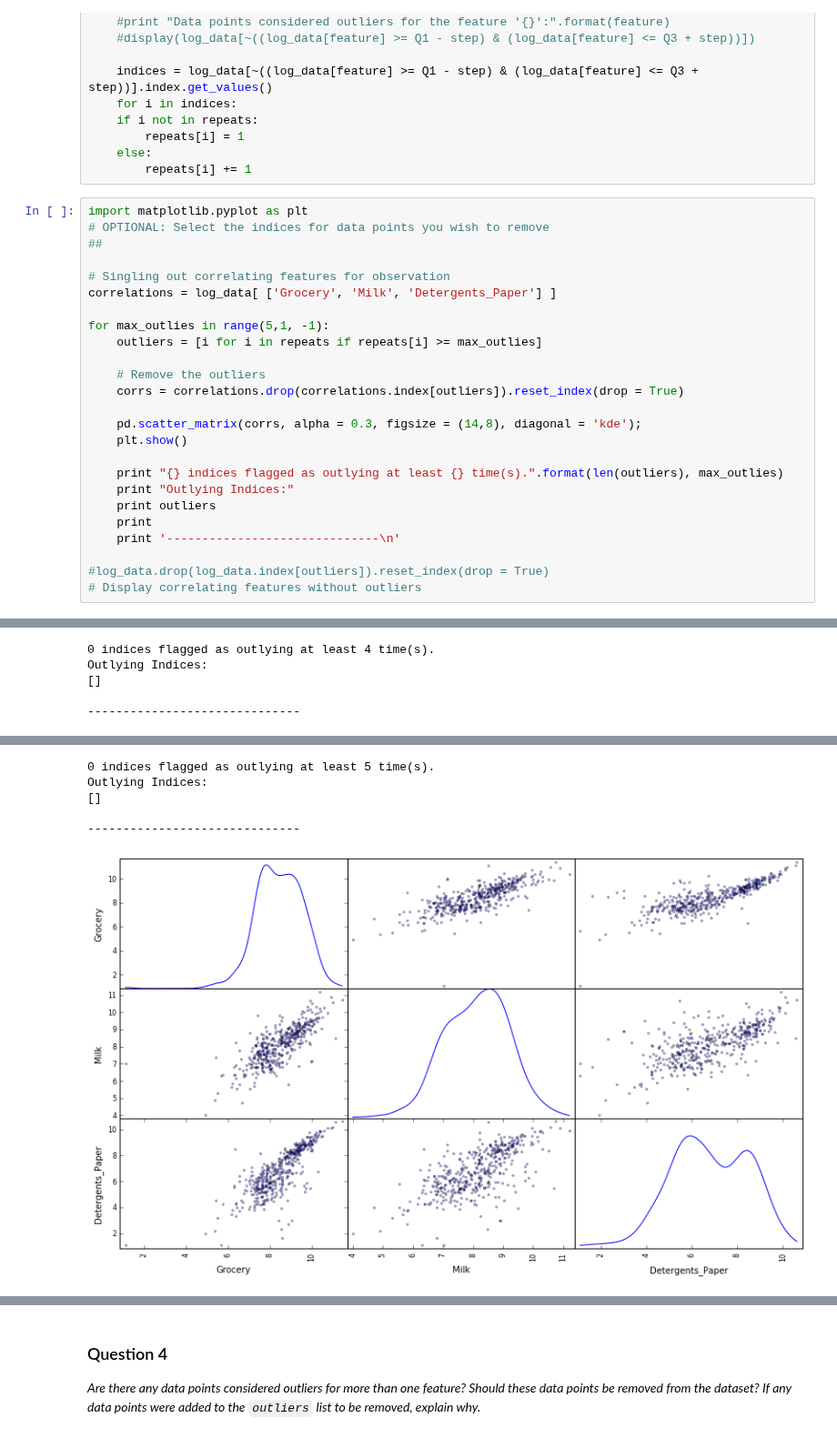
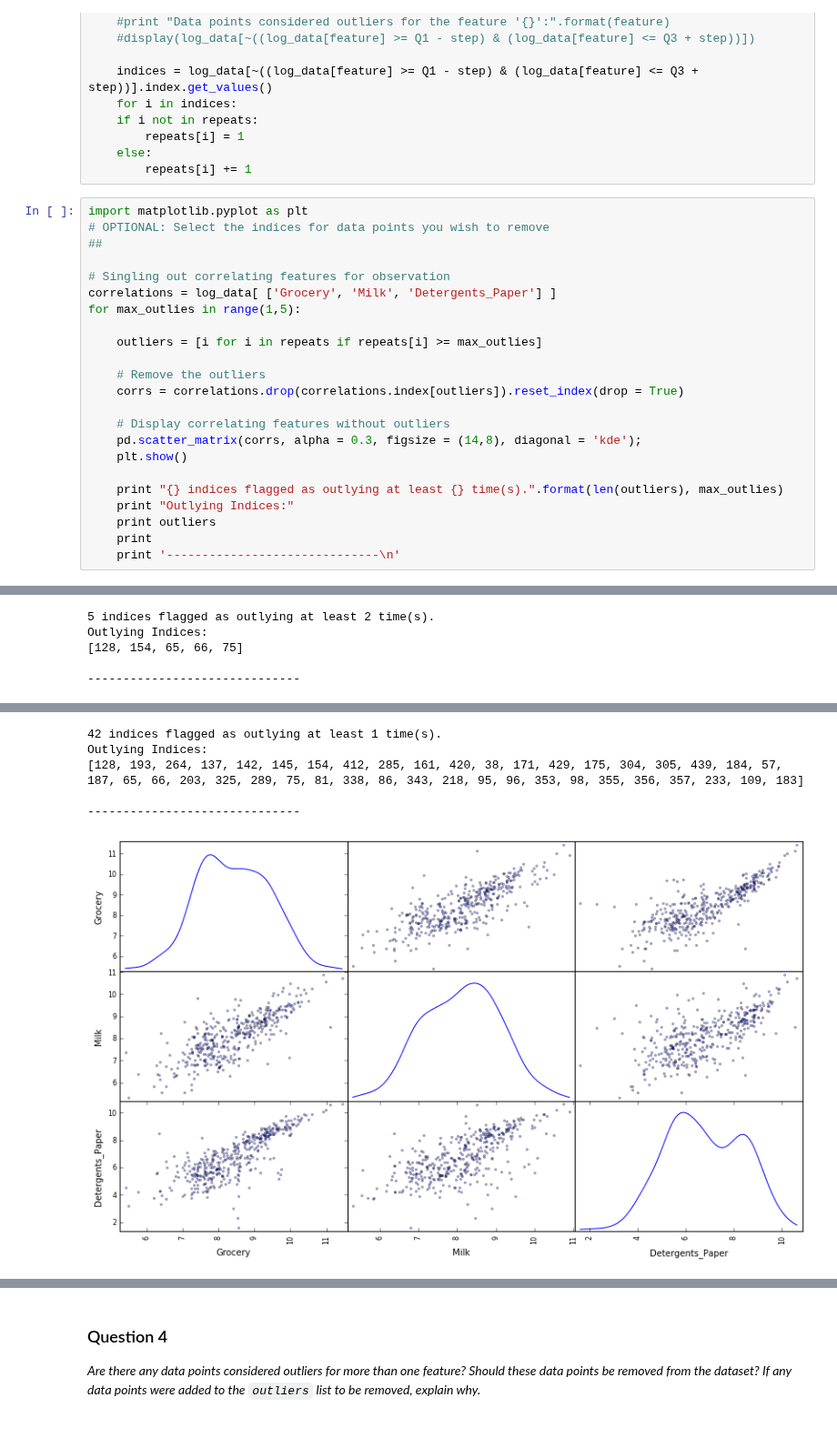
Before and after one commit to bb-blud/Udacity_Machine, a Jupyter notebook: P3/customer_segments.ipynb, the cells around one changed output, grey strips where cells are left out. Shown at 91% size. Saved outputs shown, nothing was run; the diff lists cells and outputs as text.

```diff
--- a/P3/customer_segments.ipynb
+++ b/P3/customer_segments.ipynb
@@ -275,13 +275,14 @@ import matplotlib.pyplot as plt
 
 # Singling out correlating features for observation
 correlations = log_data[ ['Grocery', 'Milk', 'Detergents_Paper'] ]
+for max_outlies in range(1,5):
 
-for max_outlies in range(5,1, -1):
     outliers = [i for i in repeats if repeats[i] >= max_outlies]
 
     # Remove the outliers
     corrs = correlations.drop(correlations.index[outliers]).reset_index(drop = True)
 
+    # Display correlating features without outliers
     pd.scatter_matrix(corrs, alpha = 0.3, figsize = (14,8), diagonal = 'kde');
     plt.show()
 
@@ -290,7 +291,4 @@ for max_outlies in range(5,1, -1):
     print outliers
     print
     print '------------------------------\n'
-
-#log_data.drop(log_data.index[outliers]).reset_index(drop = True)
-# Display correlating features without outliers
 # %% [output]
@@ -306,8 +304,8 @@ Outlying Indices:
 
 ------------------------------
 [figure]
-0 indices flagged as outlying at least 4 time(s).
+5 indices flagged as outlying at least 2 time(s).
 Outlying Indices:
-[]
+[128, 154, 65, 66, 75]
 
 ------------------------------
@@ -315,7 +313,7 @@ Outlying Indices:
-0 indices flagged as outlying at least 5 time(s).
+42 indices flagged as outlying at least 1 time(s).
 Outlying Indices:
-[]
+[128, 193, 264, 137, 142, 145, 154, 412, 285, 161, 420, 38, 171, 429, 175, 304, 305, 439, 184, 57, 187, 65, 66, 203, 325, 289, 75, 81, 338, 86, 343, 218, 95, 96, 353, 98, 355, 356, 357, 233, 109, 183]
 
 ------------------------------
-[figure, old version]
+[figure, new version]
 # %%
```
Also changed, not shown: parts of 2 cells of this notebook, 1 other file.
